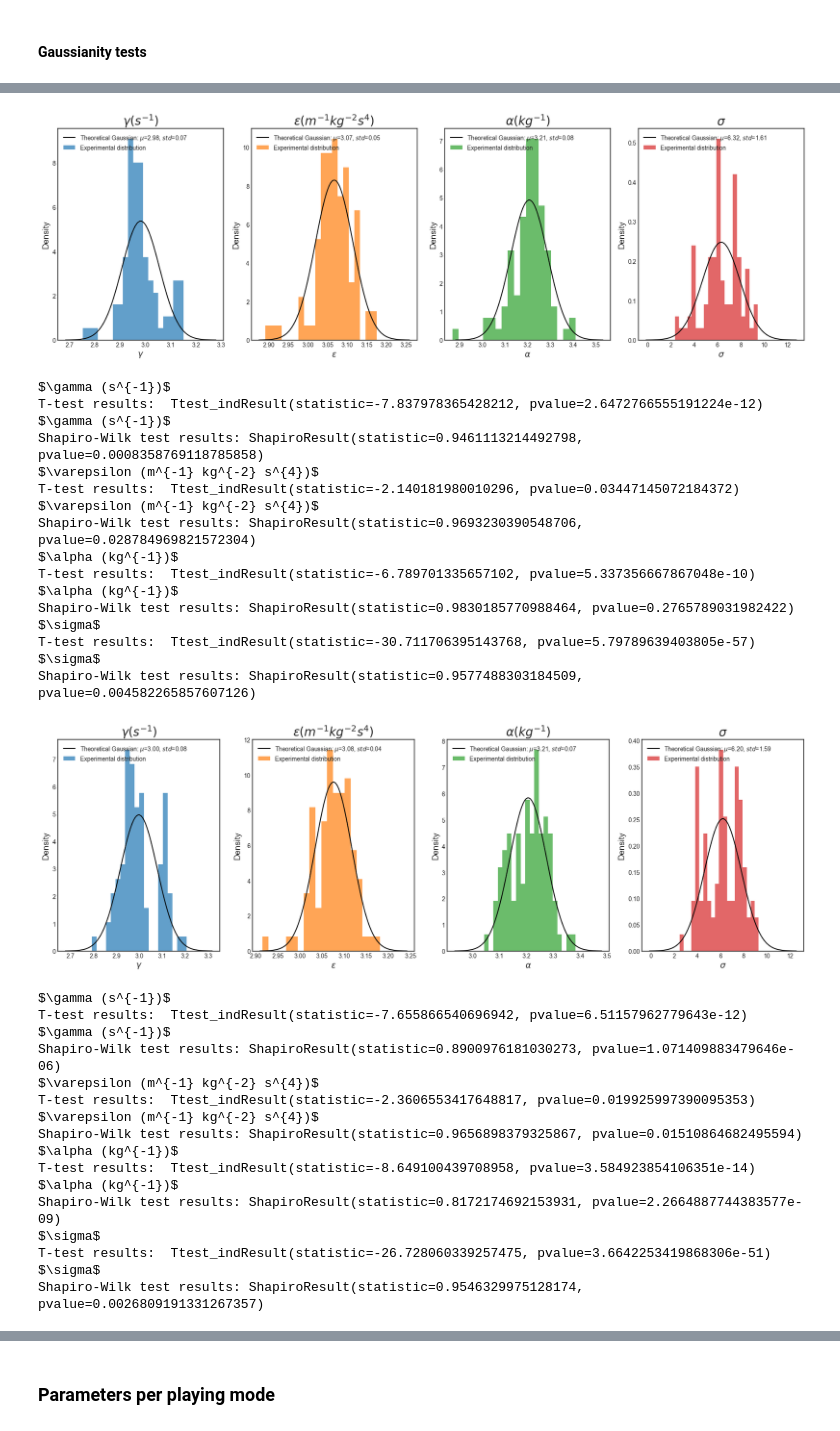
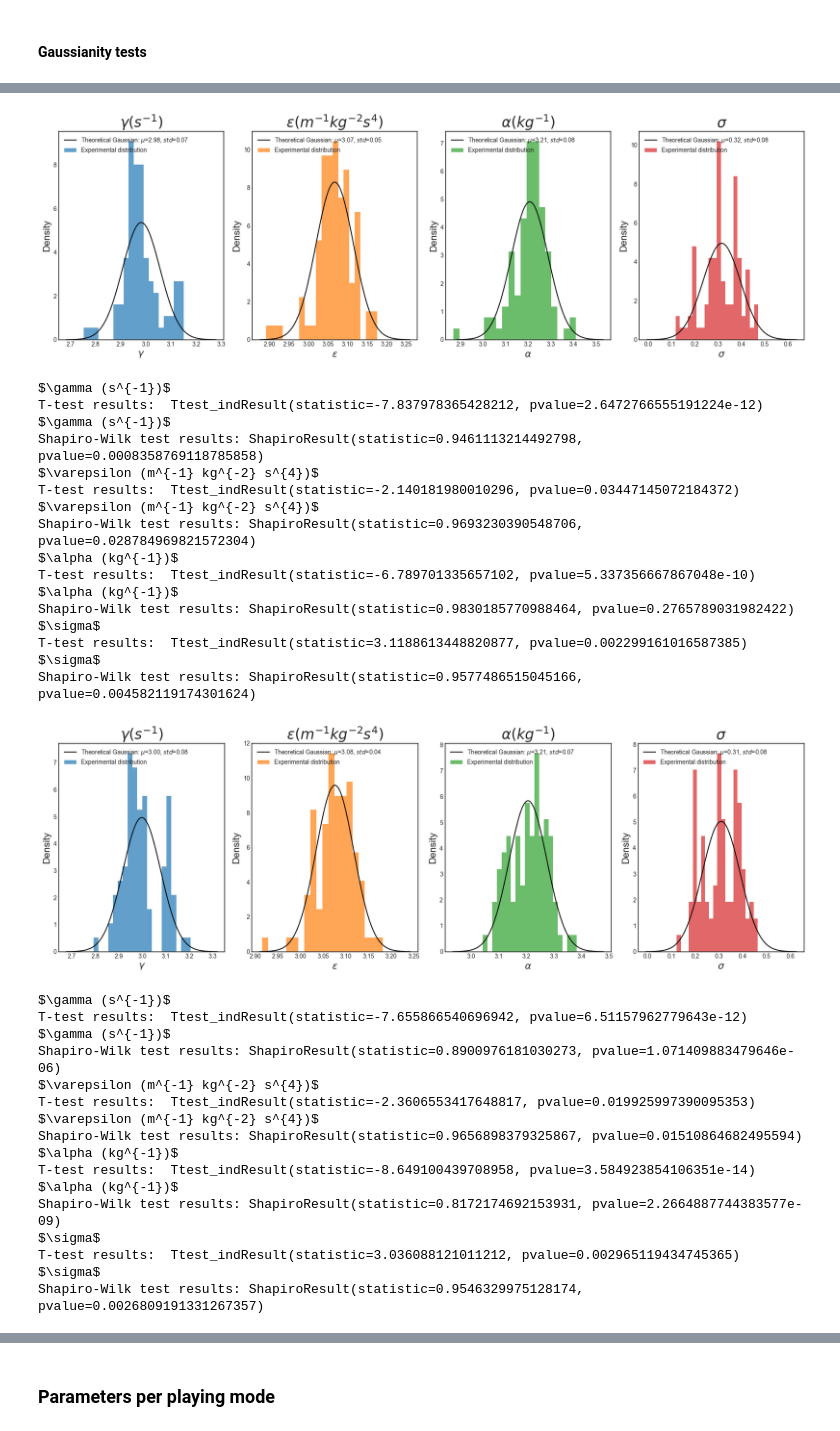
Before and after one commit to flaviaferrus/MotorControlPrediction, a Jupyter notebook: Notebooks/MultipleSubjects.ipynb, the cells around one changed output, grey strips where cells are left out. Cells and saved outputs as stored; diff of their text form; code cells hidden in the pictures.

```diff
--- a/Notebooks/MultipleSubjects.ipynb
+++ b/Notebooks/MultipleSubjects.ipynb
@@ -694,14 +691,18 @@ Key 29_32_cluster_1 not found in opt_sigma[29]
 # %%
 t_tests = []
 sw_tests = []
+means = []
+devs = []
 for motivation in range(1, 4):
 #subject = 25
-    t_tests_, sw_tests_ = plotting_dict_params(params_dict = new_params_motiv[motivation], opt_sigma = opt_sigma_motiv[motivation],
+    t_tests_, sw_tests_, means_, devs_ = plotting_dict_params(params_dict = new_params_motiv[motivation], opt_sigma = opt_sigma_motiv[motivation],
                          barWidth=0.5, plotting_ = 1,
                          saving_plot = True, folder_name = 'fitted_pics',
-                         pic_name = f'parameters_gaussians_motiv_{motivation}')
+                         pic_name = f'parameters_gaussians_motiv_values_{motivation}')
     t_tests.append(t_tests_)
     sw_tests.append(sw_tests_)
+    means.append(means_)
+    devs.append(devs_)
 # %% [output]
 $\gamma (s^{-1})$
 T-test results:  Ttest_indResult(statistic=-7.002822335436566, pvalue=1.74760665895719e-10)
@@ -722,21 +723,21 @@ Shapiro-Wilk test results: ShapiroResult(statistic=0.9685631990432739, pvalue=0.
-[figure, old version]
+[figure, new version]
 $\gamma (s^{-1})$
 T-test results:  Ttest_indResult(statistic=-7.837978365428212, pvalue=2.6472766555191224e-12)
 $\gamma (s^{-1})$
 Shapiro-Wilk test results: ShapiroResult(statistic=0.9461113214492798, pvalue=0.0008358769118785858)
 $\varepsilon (m^{-1} kg^{-2} s^{4})$
 T-test results:  Ttest_indResult(statistic=-2.140181980010296, pvalue=0.03447145072184372)
 $\varepsilon (m^{-1} kg^{-2} s^{4})$
 Shapiro-Wilk test results: ShapiroResult(statistic=0.9693230390548706, pvalue=0.028784969821572304)
 $\alpha (kg^{-1})$
 T-test results:  Ttest_indResult(statistic=-6.789701335657102, pvalue=5.337356667867048e-10)
 $\alpha (kg^{-1})$
 Shapiro-Wilk test results: ShapiroResult(statistic=0.9830185770988464, pvalue=0.2765789031982422)
 $\sigma$
-T-test results:  Ttest_indResult(statistic=-30.711706395143768, pvalue=5.79789639403805e-57)
+T-test results:  Ttest_indResult(statistic=3.1188613448820877, pvalue=0.002299161016587385)
 $\sigma$
-Shapiro-Wilk test results: ShapiroResult(statistic=0.9577488303184509, pvalue=0.004582265857607126)
+Shapiro-Wilk test results: ShapiroResult(statistic=0.9577486515045166, pvalue=0.004582119174301624)
-[figure, old version]
+[figure, new version]
 $\gamma (s^{-1})$
 T-test results:  Ttest_indResult(statistic=-7.655866540696942, pvalue=6.51157962779643e-12)
 $\gamma (s^{-1})$
@@ -750,6 +751,6 @@ T-test results:  Ttest_indResult(statistic=-8.649100439708958, pvalue=3.58492385
 $\alpha (kg^{-1})$
 Shapiro-Wilk test results: ShapiroResult(statistic=0.8172174692153931, pvalue=2.2664887744383577e-09)
 $\sigma$
-T-test results:  Ttest_indResult(statistic=-26.728060339257475, pvalue=3.6642253419868306e-51)
+T-test results:  Ttest_indResult(statistic=3.036088121011212, pvalue=0.002965119434745365)
 $\sigma$
 Shapiro-Wilk test results: ShapiroResult(statistic=0.9546329975128174, pvalue=0.0026809191331267357)
```
Also changed, not shown: parts of 10 cells of this notebook, 23 other files.
